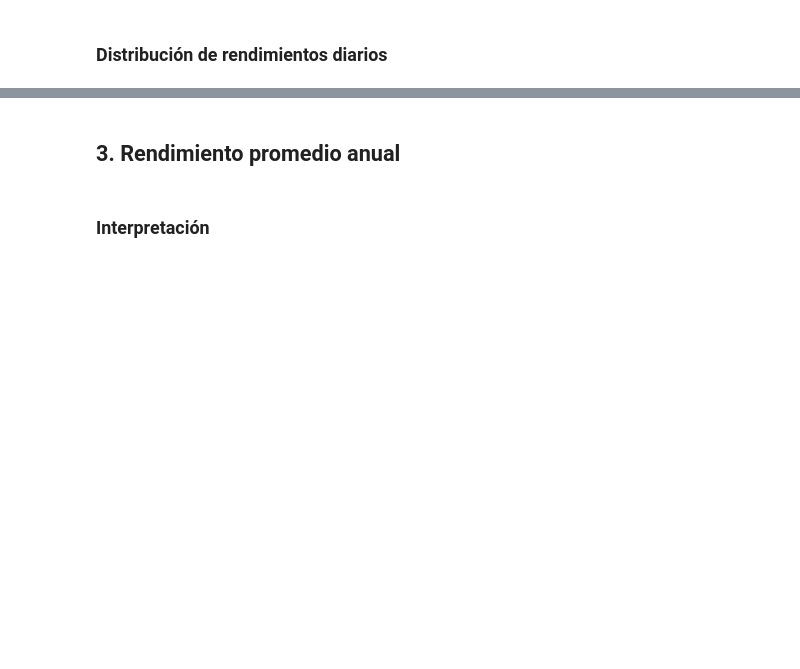
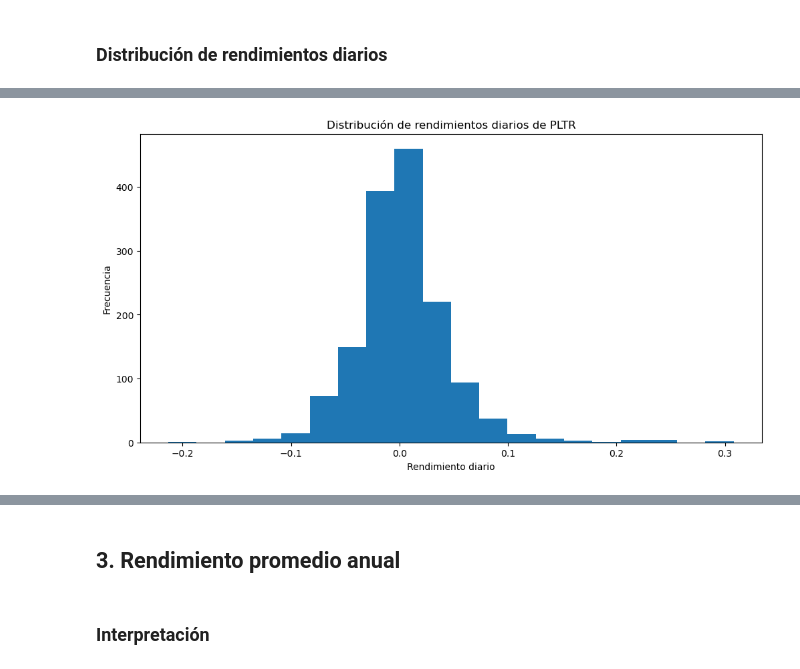
Before and after one commit to Mafergomezf/PORTAFOLIOS-DE-INVERSION, a Jupyter notebook: Tarea-1/Tarea1.ipynb, the cells around one changed output, grey strips where cells are left out. Saved outputs shown, nothing was run; the diff lists cells and outputs as text; code cells hidden in the pictures; blank space fills up the shorter version.

```diff
--- a/Tarea-1/Tarea1.ipynb
+++ b/Tarea-1/Tarea1.ipynb
@@ -58,0 +150,9 @@
+# %%
+plt.figure(figsize=(12, 6))
+plt.hist(daily_rets['PLTR'].dropna(), bins=20)
+plt.title('Distribución de rendimientos diarios de PLTR')
+plt.xlabel('Rendimiento diario')
+plt.ylabel('Frecuencia')
+plt.show()
+# %% [output]
+[figure, added]
```
Also changed, not shown: parts of 11 cells of this notebook.
